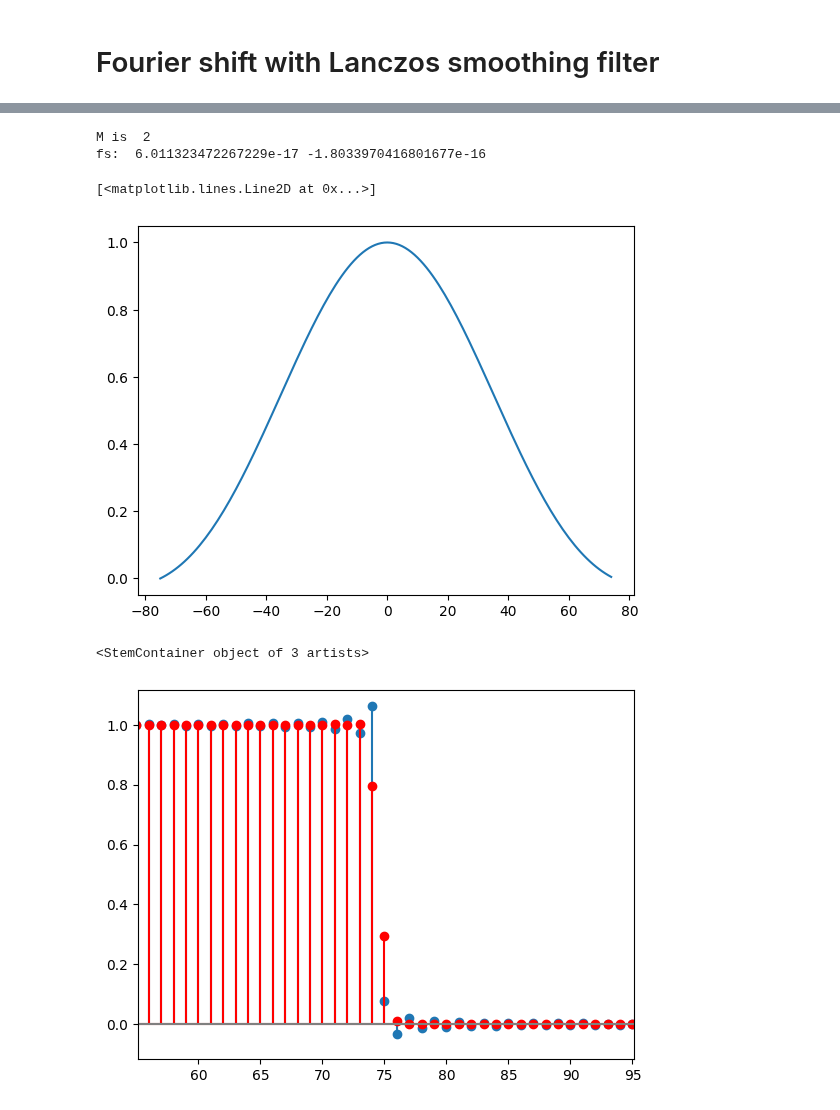
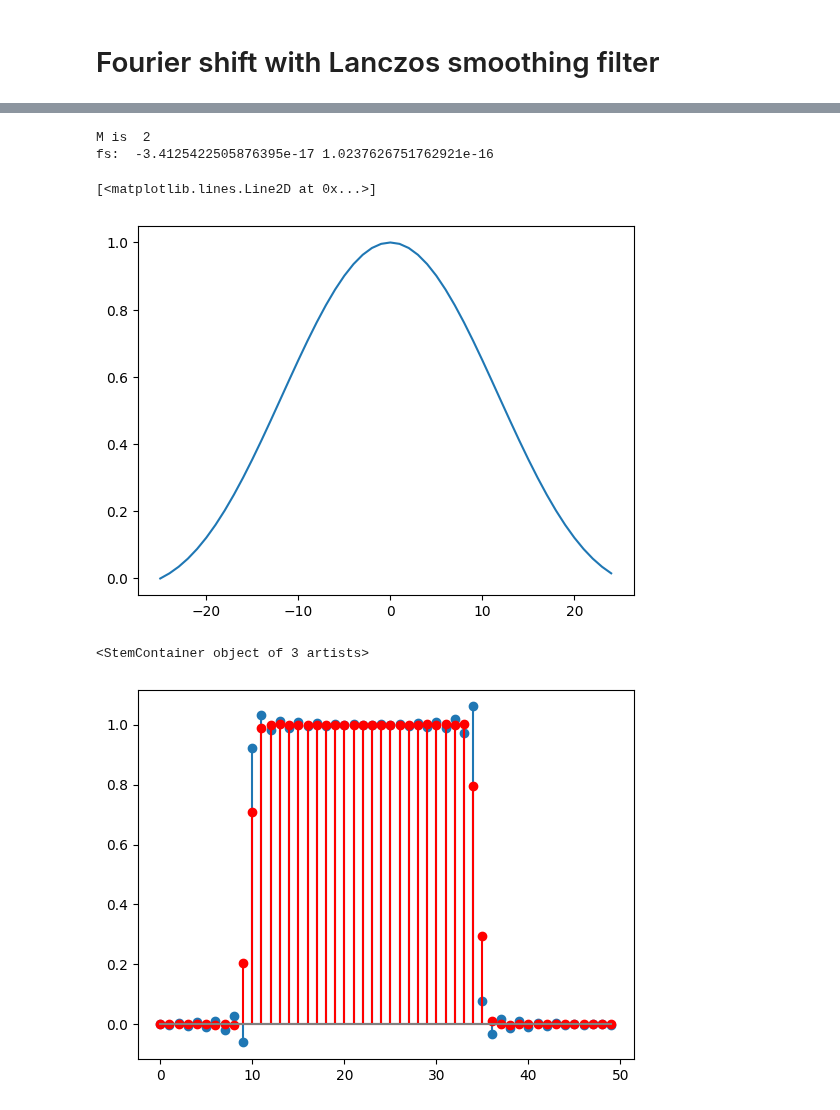
Before and after one commit to DylanReidRamelli/Bachelor-Project-2023, a Jupyter notebook: notebook/fractional-shift-2.ipynb, the cells around one changed output, grey strips where cells are left out. Drawn from its saved outputs; the diff is of its cells as text; code cells hidden in the pictures.

```diff
--- a/notebook/fractional-shift-2.ipynb
+++ b/notebook/fractional-shift-2.ipynb
@@ -4,7 +4,7 @@
 import numpy as np
 from matplotlib import pyplot as plt
 # %%
-n = 150
+n = 50
 x0 = n * 0.5
 x = np.arange(n)
 # %%
@@ -18,7 +18,7 @@ plt.stem(x,z, basefmt="gray")
 def wavenum(i) : return (i + n // 2) % n - n // 2
 # %%
 # fractional shift
-delta = 0.1
+delta = 10.1
 H = np.exp(-2j * wavenum(x) / n * np.pi * delta)
 if n & 1:
     idx0, idx1 = n//2, 1 + n//2
@@ -72,18 +72,18 @@ from numpy import fft as fft
 plt.plot(np.arange(n) - n//2, fft.fftshift(G))
 # %% [output]
 M is  2
-fs:  6.011323472267229e-17 -1.8033970416801677e-16
+fs:  -3.4125422505876395e-17 1.0237626751762921e-16
 [<matplotlib.lines.Line2D at 0x...>]
-[figure, old version]
+[figure, new version]
 # %%
 z_shifted = fft.ifft(H * fft.fft(z))
 z_smoother = fft.ifft(G * H * fft.fft(z))
-plt.xlim([-20 + delta + x0, 20 + delta + x0])
+# plt.xlim([-20 + delta + x0, 20 + delta + x0])
 plt.stem(x, np.real(z_shifted))
 plt.stem(x, np.real(z_smoother), linefmt='r-', markerfmt='ro', basefmt="gray")
 # %% [output]
 <StemContainer object of 3 artists>
-[figure, old version]
+[figure, new version]
 # %%
 #show combined impulse response with shift and smoothing
 impulse_response = fft.ifft(H * 1)
```
Also changed, not shown: parts of 4 cells of this notebook, 8 other files.
